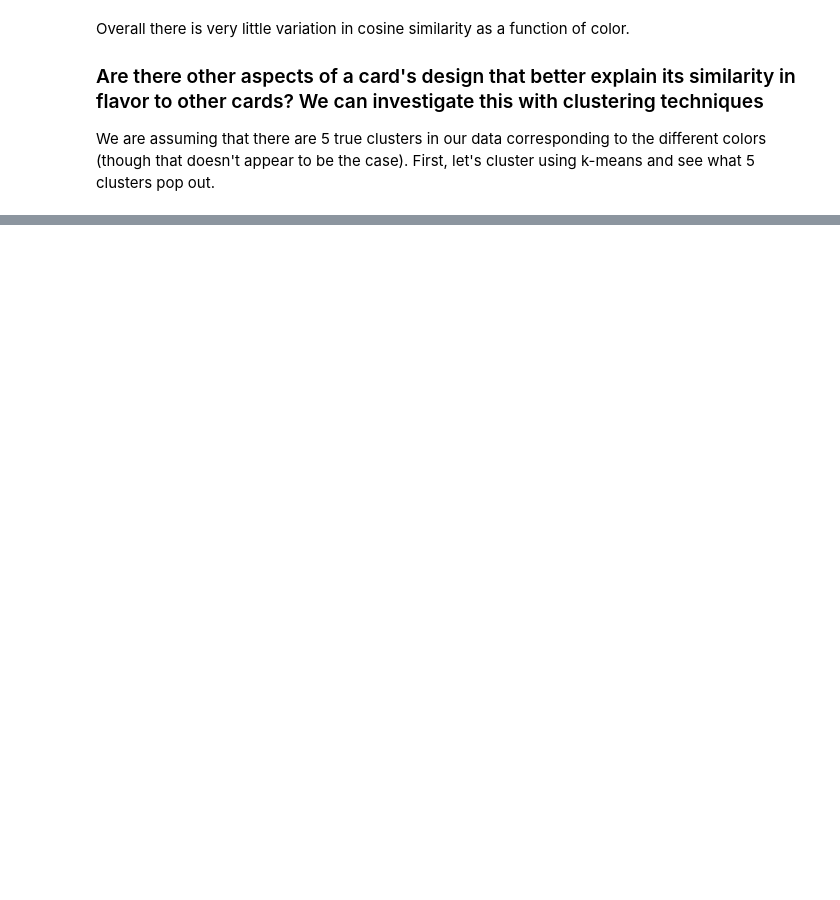
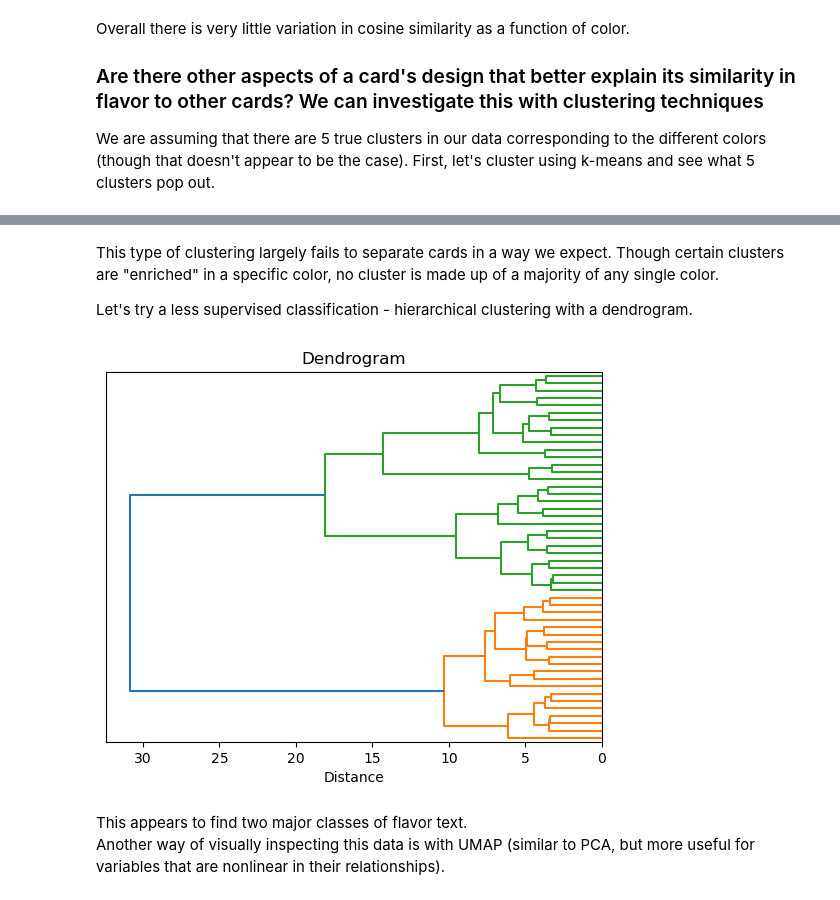
Before and after one commit to ghpetty/MtG_ClassyFlavor, a Jupyter notebook: magic_bert.ipynb, the cells around one changed output, grey strips where cells are left out. Saved outputs shown, nothing was run; the diff lists cells and outputs as text; code cells hidden in the pictures; blank space fills up the shorter version.

```diff
--- a/magic_bert.ipynb
+++ b/magic_bert.ipynb
@@ -263,0 +312,21 @@ from sklearn.cluster import KMeans
+# %% [markdown]
+This type of clustering largely fails to separate cards in a way we expect. Though certain clusters are "enriched" in a specific color, no cluster is made up of a majority of any single color.
+
+Let's try a less supervised classification - hierarchical clustering with a dendrogram.
+# %%
+# Hierarchical clustering using the vote vectors (same as in our correlation matrix)
+from scipy.cluster.hierarchy import dendrogram, linkage
+
+linkage_matrix = linkage(sim_np.T, method='ward')
+
+plt.figure()
+dendrogram(linkage_matrix,50,truncate_mode='lastp',
+           no_labels=True,orientation='left',distance_sort=True)
+plt.title('Dendrogram')
+plt.xlabel('Distance')
+plt.show()
+# %% [output]
+[figure, added]
+# %% [markdown]
+This appears to find two major classes of flavor text.\
+Another way of visually inspecting this data is with UMAP (similar to PCA, but more useful for variables that are nonlinear in their relationships).
```
Also changed, not shown: parts of 16 cells of this notebook.
